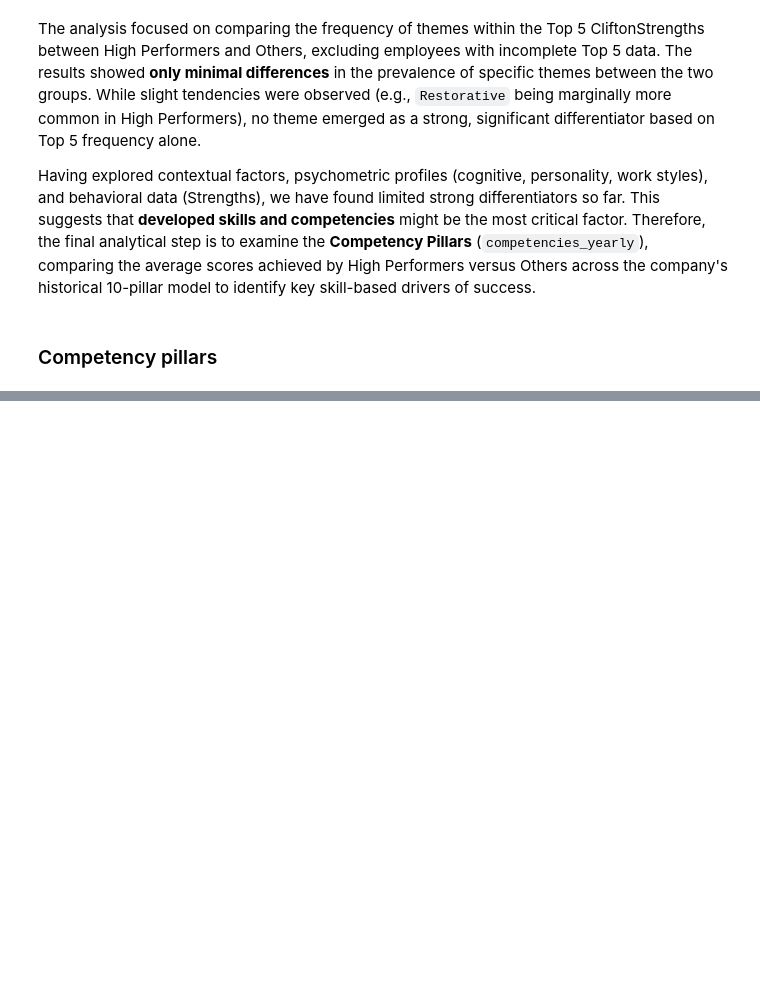
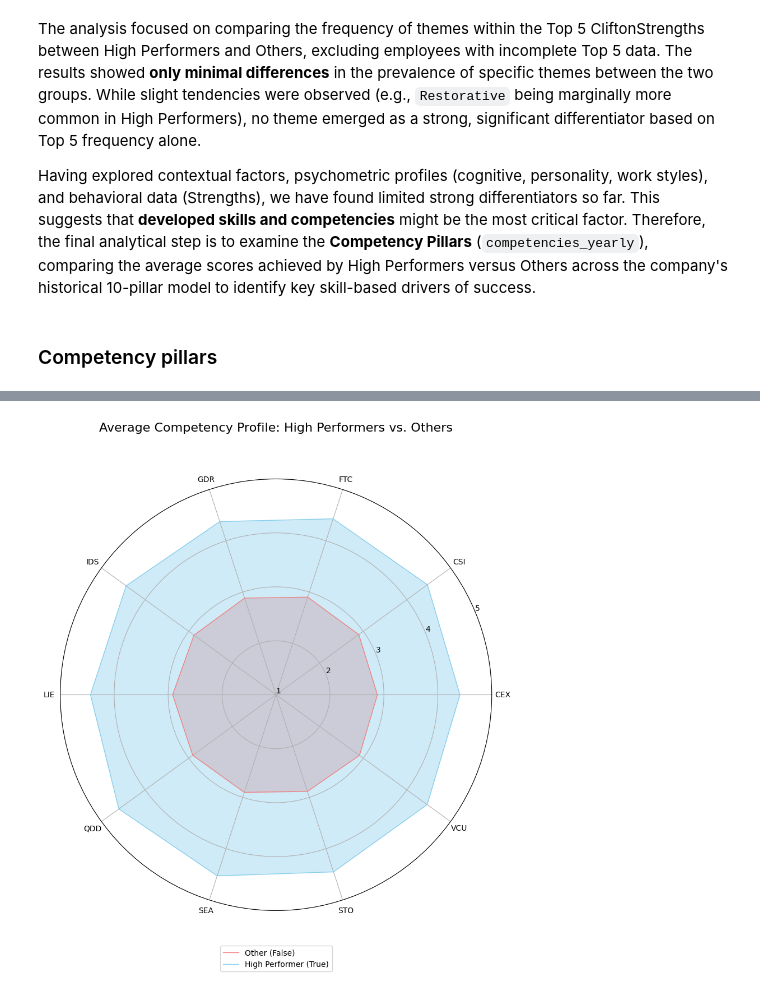
Before and after one commit to fbudimannn/talent-intelligence-system, a Jupyter notebook: 1_analysis/data_exploration.ipynb, the cells around one changed output, grey strips where cells are left out. Cells and saved outputs as stored; diff of their text form; code cells hidden in the pictures; blank space fills up the shorter version.

```diff
--- a/1_analysis/data_exploration.ipynb
+++ b/1_analysis/data_exploration.ipynb
@@ -2857,0 +2937,28 @@ Having explored contextual factors, psychometric profiles (cognitive, personalit
+# %%
+
+# --- Create Radar Chart ---
+fig, ax = plt.subplots(figsize=(10, 10), subplot_kw=dict(polar=True))
+
+ax.plot(angles_comp, scores_false_comp, linewidth=1, linestyle='solid', label='Other (False)', color='lightcoral') # Corrected color
+ax.fill(angles_comp, scores_false_comp, 'lightcoral', alpha=0.4) # Corrected color
+
+ax.plot(angles_comp, scores_true_comp, linewidth=1, linestyle='solid', label='High Performer (True)', color='skyblue') # Corrected color
+ax.fill(angles_comp, scores_true_comp, 'skyblue', alpha=0.4) # Corrected color
+
+# --- Customize the Plot ---
+# Set the y-axis limits (Competency scores 1-5)
+ax.set_yticks(np.arange(1, 6, 1)) # Ticks from 1 to 5
+ax.set_ylim(1, 5) # Set Y limit to match score range
+
+# Set the category labels on the axes
+ax.set_xticks(angles_comp[:-1]) # Use angles without the repeated last one
+ax.set_xticklabels(labels)
+
+# Add title and legend
+plt.title('Average Competency Profile: High Performers vs. Others', size=16, y=1.1)
+# Adjust legend position for better visibility
+ax.legend(loc='lower center', bbox_to_anchor=(0.5, -0.15)) # Place legend below the chart
+
+plt.show()
+# %% [output]
+[figure, added]
```
Also changed, not shown: parts of 4 cells of this notebook.
